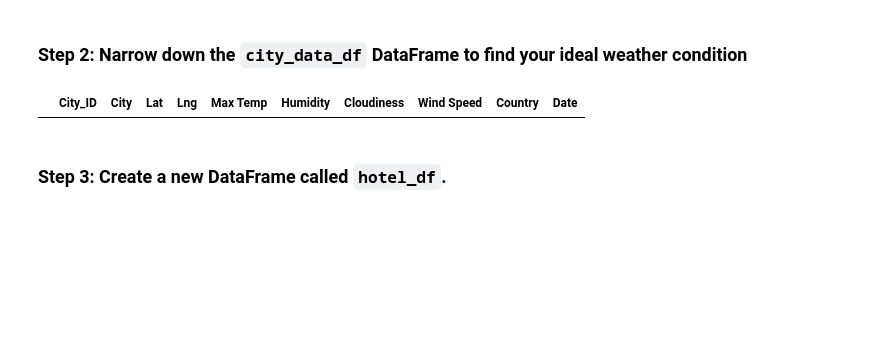
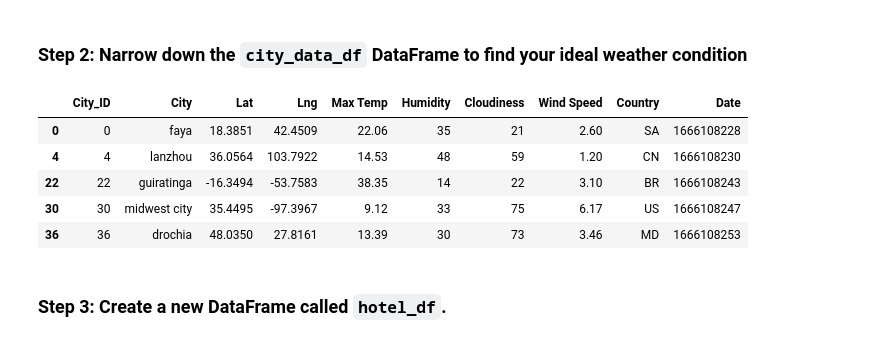
Before and after one commit to kaakabogu/python-api-challenge, a Jupyter notebook: WeatherPy/VacationPy.ipynb, the cells around one changed output. Saved outputs shown, nothing was run; the diff lists cells and outputs as text; code cells hidden in the pictures; blank space fills up the shorter version.

```diff
--- a/WeatherPy/VacationPy.ipynb
+++ b/WeatherPy/VacationPy.ipynb
@@ -125,18 +73,22 @@ TypeError: '<' not supported between instances of 'Version' and 'str'
 # %%
 # Narrow down cities that fit criteria and drop any results with null values
 # YOUR CODE HERE
-ideal_city_df = city_data_df.loc[(city_data_df["Wind Speed"] <= 10) & (city_data_df["Cloudiness"] == 0) & \
-                                   (city_data_df["Max Temp"] > 70) & (city_data_df["Max Temp"] < 80)].dropna()
 
-ideal_city_df.head()
+ideal_city_df = city_data_df[(city_data_df["Max Temp"] <=70) & (city_data_df["Humidity"] <= 50) & (city_data_df["Cloudiness"] >=20.0)]
+
 
 # Drop any rows with null values
-# YOUR CODE HERE
+ideal_city_df = ideal_city_df.dropna()
 
 # Display sample data
-# YOUR CODE HERE
+ideal_city_df.head()
 # %% [output]
 |  | City_ID | City | Lat | Lng | Max Temp | Humidity | Cloudiness | Wind Speed | Country | Date |
+| 0 | 0 | faya | 18.3851 | 42.4509 | 22.06 | 35 | 21 | 2.60 | SA | 1666108228 |
+| 4 | 4 | lanzhou | 36.0564 | 103.7922 | 14.53 | 48 | 59 | 1.20 | CN | 1666108230 |
+| 22 | 22 | guiratinga | -16.3494 | -53.7583 | 38.35 | 14 | 22 | 3.10 | BR | 1666108243 |
+| 30 | 30 | midwest city | 35.4495 | -97.3967 | 9.12 | 33 | 75 | 6.17 | US | 1666108247 |
+| 36 | 36 | drochia | 48.0350 | 27.8161 | 13.39 | 30 | 73 | 3.46 | MD | 1666108253 |
 # %% [markdown]
 ### Step 3: Create a new DataFrame called `hotel_df`.
 # %%
```
Also changed, not shown: parts of 9 cells of this notebook, 1 other file.
